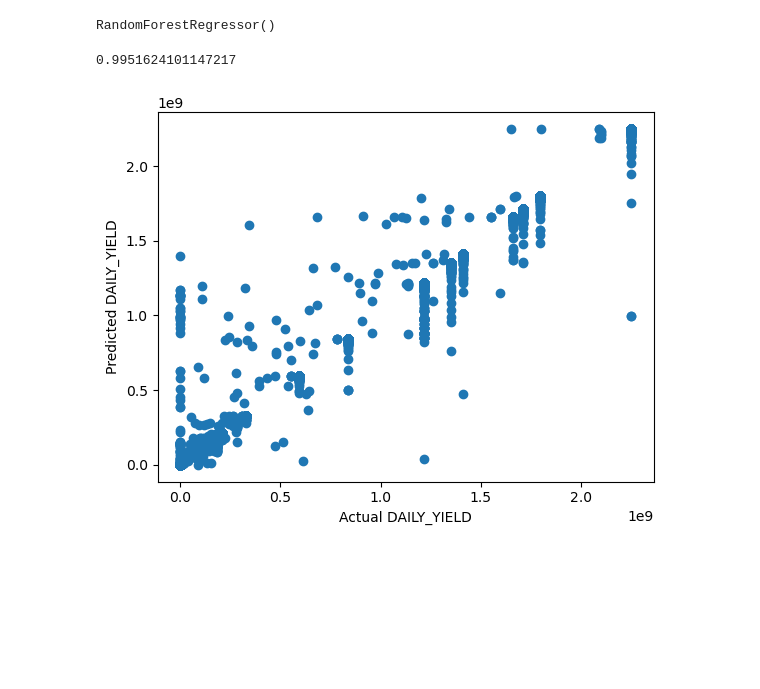
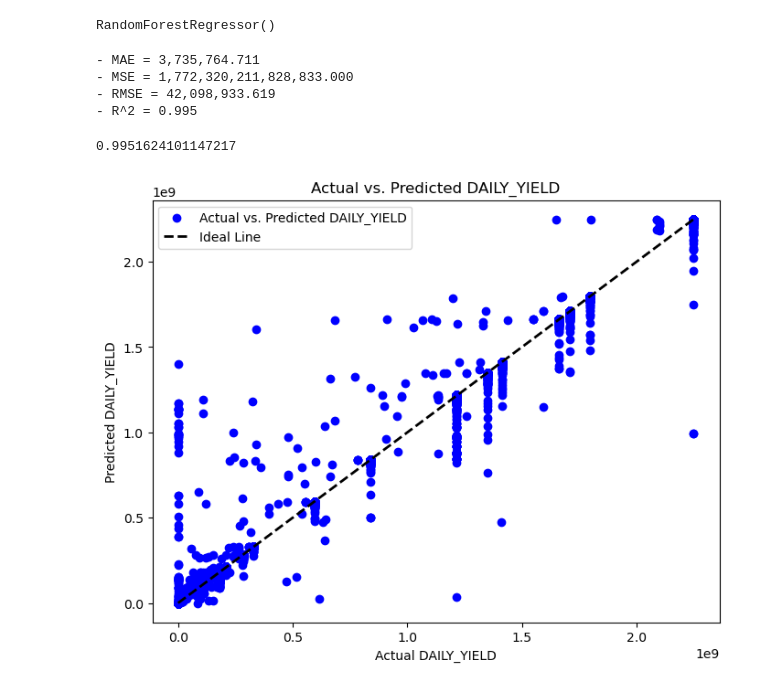
Before and after one commit to clovestad/-production_predictions, a Jupyter notebook: Production_predictions.ipynb, the cells around one changed output. Drawn from its saved outputs; the diff is of its cells as text; code cells hidden in the pictures; blank space fills up the shorter version.

```diff
--- a/Production_predictions.ipynb
+++ b/Production_predictions.ipynb
@@ -71,15 +71,29 @@ mae = mean_absolute_error(y_test, y_pred)
 mse = mean_squared_error(y_test, y_pred)
 rmse = mse**0.5
 r2 = r2_score(y_test, y_pred)
+# %%
+
+print(f"- MAE = {mae:,.3f}")
+print(f"- MSE = {mse:,.3f}")
+print(f"- RMSE = {rmse:,.3f}")
+print(f"- R^2 = {r2:,.3f}")
+# %% [output]
+- MAE = 3,735,764.711
+- MSE = 1,772,320,211,828,833.000
+- RMSE = 42,098,933.619
+- R^2 = 0.995
 # %%
 r2
 # %% [output]
 0.9951624101147217
-# %%
-import matplotlib.pyplot as plt
-plt.scatter(y_test, y_pred)
-plt.xlabel("Actual DAILY_YIELD")
-plt.ylabel("Predicted DAILY_YIELD")
-plt.show()
-# %% [output]
-[figure, removed]
+# %%
+plt.figure(figsize=(8, 6))
+plt.scatter(y_test, y_pred, c='blue', label='Actual vs. Predicted DAILY_YIELD')
+plt.plot([y_test.min(), y_test.max()], [y_test.min(), y_test.max()], 'k--', lw=2, label='Ideal Line')
+plt.xlabel("Actual DAILY_YIELD")
+plt.ylabel("Predicted DAILY_YIELD")
+plt.title("Actual vs. Predicted DAILY_YIELD")
+plt.legend()
+plt.show()
+# %% [output]
+[figure, added]
```
